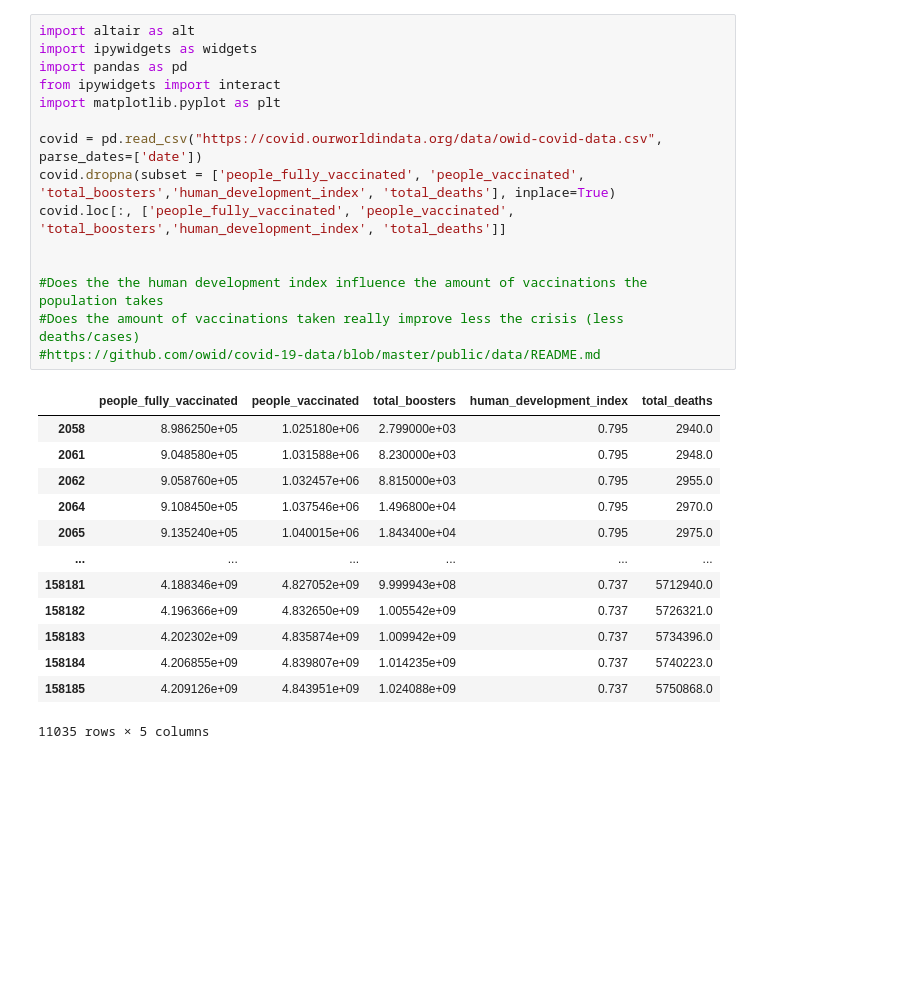
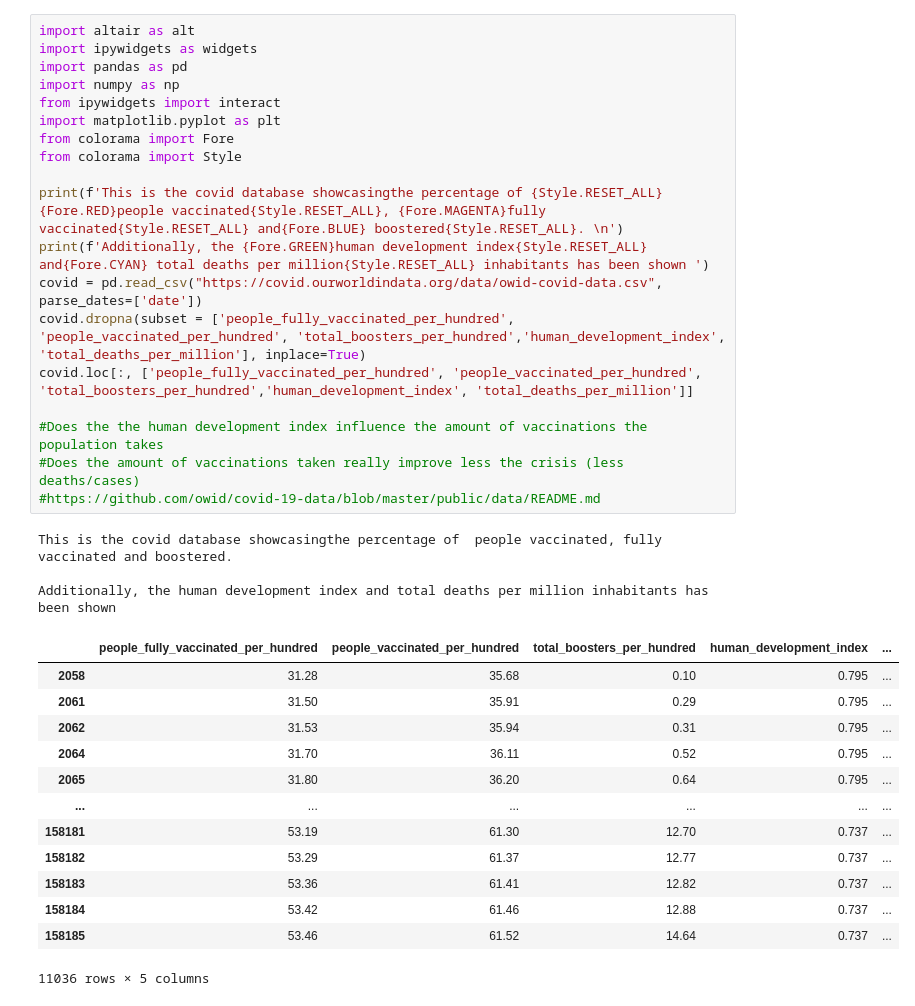
Before and after one commit to SamantaDilm/voila, a Jupyter notebook: notebooks/FinalProject.ipynb, the cells around one changed output. Cells and saved outputs as stored; diff of their text form; blank space fills up the shorter version.

```diff
--- a/notebooks/FinalProject.ipynb
+++ b/notebooks/FinalProject.ipynb
@@ -1,31 +1,38 @@
 # %%
 import altair as alt
 import ipywidgets as widgets
 import pandas as pd
+import numpy as np
 from ipywidgets import interact
 import matplotlib.pyplot as plt
+from colorama import Fore
+from colorama import Style
 
+print(f'This is the covid database showcasingthe percentage of {Style.RESET_ALL} {Fore.RED}people vaccinated{Style.RESET_ALL}, {Fore.MAGENTA}fully vaccinated{Style.RESET_ALL} and{Fore.BLUE} boostered{Style.RESET_ALL}. \n')
+print(f'Additionally, the {Fore.GREEN}human development index{Style.RESET_ALL} and{Fore.CYAN} total deaths per million{Style.RESET_ALL} inhabitants has been shown ')
 covid = pd.read_csv("https://covid.ourworldindata.org/data/owid-covid-data.csv", parse_dates=['date'])
-covid.dropna(subset = ['people_fully_vaccinated', 'people_vaccinated', 'total_boosters','human_development_index', 'total_deaths'], inplace=True)
-covid.loc[:, ['people_fully_vaccinated', 'people_vaccinated', 'total_boosters','human_development_index', 'total_deaths']]
-
+covid.dropna(subset = ['people_fully_vaccinated_per_hundred', 'people_vaccinated_per_hundred', 'total_boosters_per_hundred','human_development_index', 'total_deaths_per_million'], inplace=True)
+covid.loc[:, ['people_fully_vaccinated_per_hundred', 'people_vaccinated_per_hundred', 'total_boosters_per_hundred','human_development_index', 'total_deaths_per_million']]
 
 #Does the the human development index influence the amount of vaccinations the population takes
 #Does the amount of vaccinations taken really improve less the crisis (less deaths/cases)
 #https://github.com/owid/covid-19-data/blob/master/public/data/README.md
 # %% [output]
+This is the covid database showcasingthe percentage of  people vaccinated, fully vaccinated and boostered.
+
+Additionally, the human development index and total deaths per million inhabitants has been shown
-|  | people_fully_vaccinated | people_vaccinated | total_boosters | human_development_index | total_deaths |
-| 2058 | 8.986250e+05 | 1.025180e+06 | 2.799000e+03 | 0.795 | 2940.0 |
-| 2061 | 9.048580e+05 | 1.031588e+06 | 8.230000e+03 | 0.795 | 2948.0 |
-| 2062 | 9.058760e+05 | 1.032457e+06 | 8.815000e+03 | 0.795 | 2955.0 |
-| 2064 | 9.108450e+05 | 1.037546e+06 | 1.496800e+04 | 0.795 | 2970.0 |
-| 2065 | 9.135240e+05 | 1.040015e+06 | 1.843400e+04 | 0.795 | 2975.0 |
+|  | people_fully_vaccinated_per_hundred | people_vaccinated_per_hundred | total_boosters_per_hundred | human_development_index | ... |
+| 2058 | 31.28 | 35.68 | 0.10 | 0.795 | ... |
+| 2061 | 31.50 | 35.91 | 0.29 | 0.795 | ... |
+| 2062 | 31.53 | 35.94 | 0.31 | 0.795 | ... |
+| 2064 | 31.70 | 36.11 | 0.52 | 0.795 | ... |
+| 2065 | 31.80 | 36.20 | 0.64 | 0.795 | ... |
 | ... | ... | ... | ... | ... | ... |
-| 158181 | 4.188346e+09 | 4.827052e+09 | 9.999943e+08 | 0.737 | 5712940.0 |
-| 158182 | 4.196366e+09 | 4.832650e+09 | 1.005542e+09 | 0.737 | 5726321.0 |
-| 158183 | 4.202302e+09 | 4.835874e+09 | 1.009942e+09 | 0.737 | 5734396.0 |
-| 158184 | 4.206855e+09 | 4.839807e+09 | 1.014235e+09 | 0.737 | 5740223.0 |
-| 158185 | 4.209126e+09 | 4.843951e+09 | 1.024088e+09 | 0.737 | 5750868.0 |
+| 158181 | 53.19 | 61.30 | 12.70 | 0.737 | ... |
+| 158182 | 53.29 | 61.37 | 12.77 | 0.737 | ... |
+| 158183 | 53.36 | 61.41 | 12.82 | 0.737 | ... |
+| 158184 | 53.42 | 61.46 | 12.88 | 0.737 | ... |
+| 158185 | 53.46 | 61.52 | 14.64 | 0.737 | ... |
-11035 rows × 5 columns
+11036 rows × 5 columns
 # %%
 covid.dropna(subset = ['people_fully_vaccinated', 'people_vaccinated', 'total_boosters','human_development_index'], inplace=True)
```
Also changed, not shown: parts of 2 cells of this notebook.
